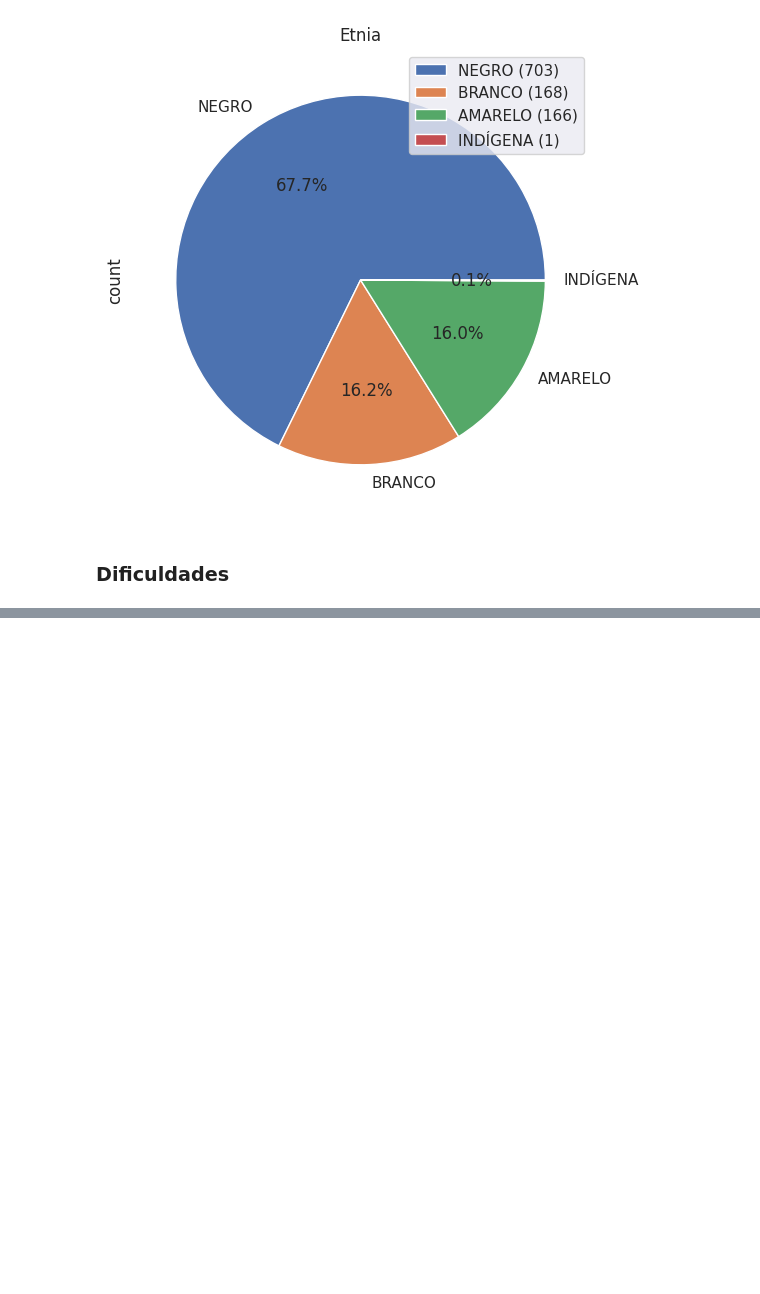
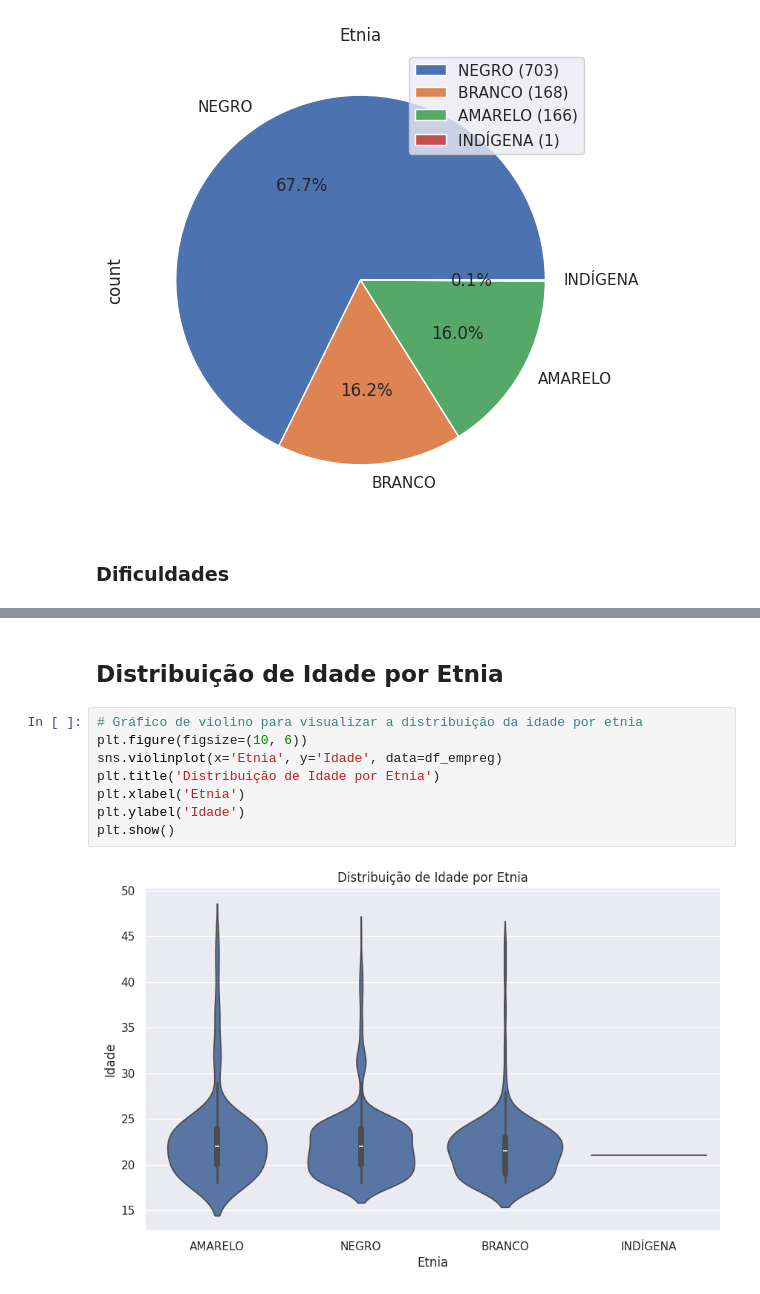
Before and after one commit to manuellereis/Pesquisa, a Jupyter notebook: notebooks/main.ipynb, the cells around one changed output, grey strips where cells are left out. Cells and saved outputs as stored; diff of their text form; blank space fills up the shorter version.

```diff
--- a/notebooks/main.ipynb
+++ b/notebooks/main.ipynb
@@ -373,0 +449,12 @@ plt.show()
+# %% [markdown]
+##  Distribuição de Idade por Etnia
+# %%
+# Gráfico de violino para visualizar a distribuição da idade por etnia
+plt.figure(figsize=(10, 6))
+sns.violinplot(x='Etnia', y='Idade', data=df_empreg)
+plt.title('Distribuição de Idade por Etnia')
+plt.xlabel('Etnia')
+plt.ylabel('Idade')
+plt.show()
+# %% [output]
+[figure, added]
```
Also changed, not shown: parts of 25 cells of this notebook.
